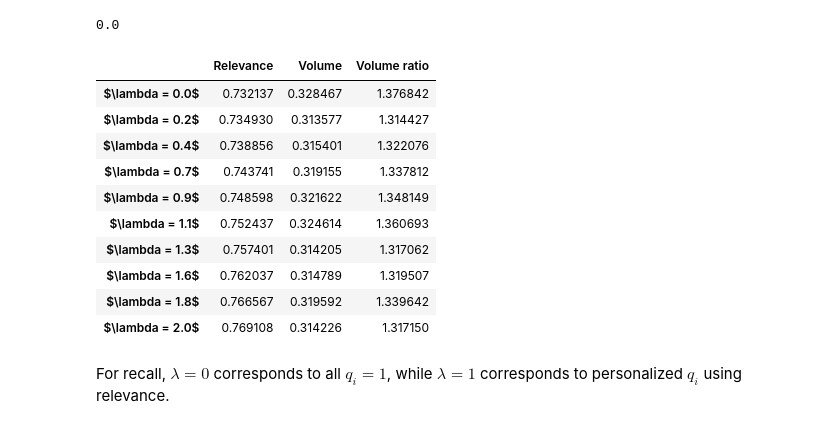
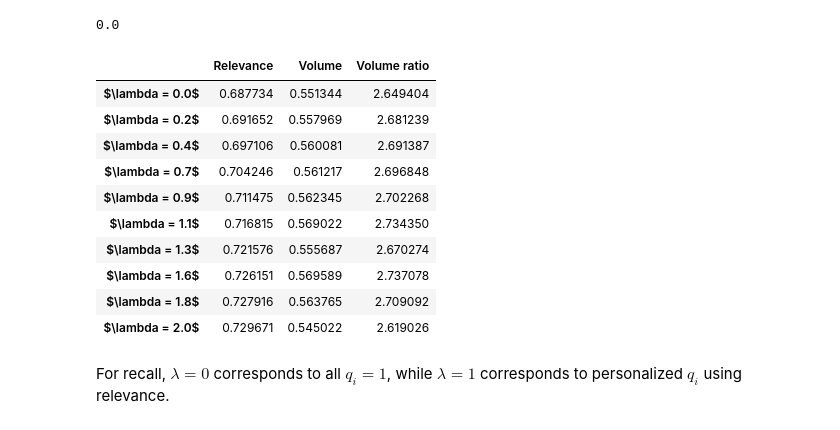
Before and after one commit to pass-culture/dpp-paper-demo, a Jupyter notebook: main.ipynb, the cells around one changed output. Cells and saved outputs as stored; diff of their text form; code cells hidden in the pictures.

```diff
--- a/main.ipynb
+++ b/main.ipynb
@@ -443,33 +443,33 @@ np.nan_to_num(np.linalg.det(A @ np.transpose(A)) ** 0.5, 0.).mean()
 # %%
 from tqdm import tqdm
 displayed_results = pd.DataFrame()
 
 for LAMBDA in tqdm(np.linspace(0, 2, 10)):
     MODEL_NAME = f'  $\lambda = {round(LAMBDA, 1)}$'
 
-    results_top_k, scores_top_k, results_k_diversified, scores_div =  retrieval(15, user_ids, user_embedding_dict, _lambda=LAMBDA)
+    results_top_k, scores_top_k, results_k_diversified, scores_div =  retrieval(10, user_ids, user_embedding_dict, _lambda=LAMBDA)
     if LAMBDA == 0.:
         results_k_diversified_no_qi, scores_div_no_qi = results_k_diversified, scores_div
     displayed_results.loc[MODEL_NAME, 'Relevance'] = scores_div.mean()
 
     X_diversified = np.stack([get_ordered_semantic_embedding(results_k_diversified[i]) for i in range(results_k_diversified.shape[0])])
     volume_diversified = np.nan_to_num((np.linalg.det(X_diversified @ np.transpose(X_diversified, (0, 2, 1))) ** 0.5), 0.).mean()
     displayed_results.loc[MODEL_NAME, 'Volume'] = volume_diversified
 
 displayed_results['Volume ratio'] = displayed_results['Volume'] / volume_top_k
 displayed_results
 # %% [output]
 |  | Relevance | Volume | Volume ratio |
-| $\lambda = 0.0$ | 0.732137 | 0.328467 | 1.376842 |
-| $\lambda = 0.2$ | 0.734930 | 0.313577 | 1.314427 |
-| $\lambda = 0.4$ | 0.738856 | 0.315401 | 1.322076 |
-| $\lambda = 0.7$ | 0.743741 | 0.319155 | 1.337812 |
-| $\lambda = 0.9$ | 0.748598 | 0.321622 | 1.348149 |
-| $\lambda = 1.1$ | 0.752437 | 0.324614 | 1.360693 |
-| $\lambda = 1.3$ | 0.757401 | 0.314205 | 1.317062 |
-| $\lambda = 1.6$ | 0.762037 | 0.314789 | 1.319507 |
-| $\lambda = 1.8$ | 0.766567 | 0.319592 | 1.339642 |
-| $\lambda = 2.0$ | 0.769108 | 0.314226 | 1.317150 |
+| $\lambda = 0.0$ | 0.687734 | 0.551344 | 2.649404 |
+| $\lambda = 0.2$ | 0.691652 | 0.557969 | 2.681239 |
+| $\lambda = 0.4$ | 0.697106 | 0.560081 | 2.691387 |
+| $\lambda = 0.7$ | 0.704246 | 0.561217 | 2.696848 |
+| $\lambda = 0.9$ | 0.711475 | 0.562345 | 2.702268 |
+| $\lambda = 1.1$ | 0.716815 | 0.569022 | 2.734350 |
+| $\lambda = 1.3$ | 0.721576 | 0.555687 | 2.670274 |
+| $\lambda = 1.6$ | 0.726151 | 0.569589 | 2.737078 |
+| $\lambda = 1.8$ | 0.727916 | 0.563765 | 2.709092 |
+| $\lambda = 2.0$ | 0.729671 | 0.545022 | 2.619026 |
 # %% [markdown]
 For recall, $\lambda = 0$ corresponds to all $q_i = 1$, while $\lambda = 1$ corresponds to personalized $q_i$ using relevance.
 # %%
```
Also changed, not shown: parts of 8 cells of this notebook, 1 other file.
